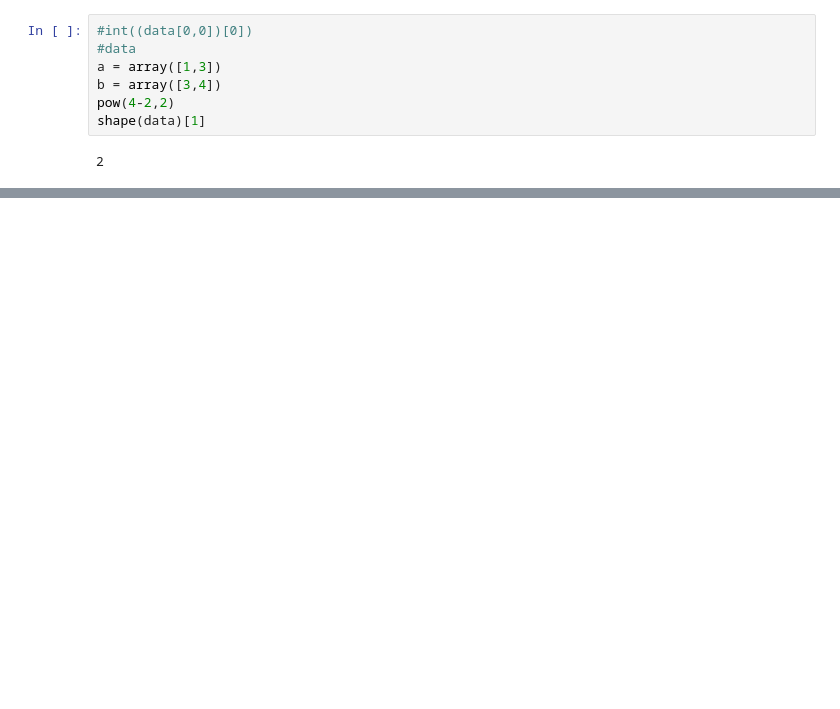
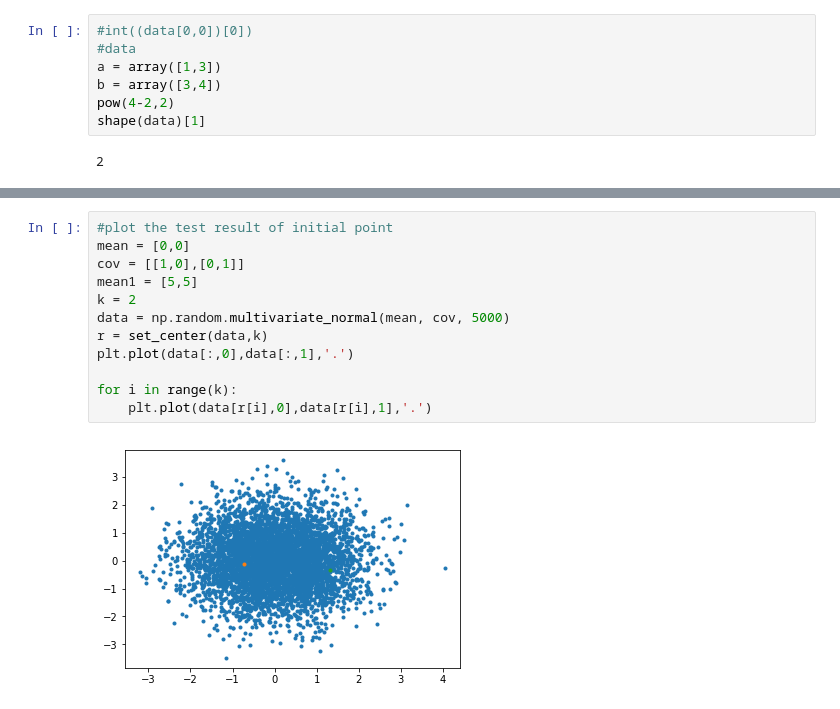
Before and after one commit to neu-hpc-spring2019/HPC-project, a Jupyter notebook: MPI_Kmeans.ipynb, the cells around one changed output, grey strips where cells are left out. Drawn from its saved outputs; the diff is of its cells as text; blank space fills up the shorter version.

```diff
--- a/MPI_Kmeans.ipynb
+++ b/MPI_Kmeans.ipynb
@@ -79,0 +158,14 @@ array([[6.97688472, 6.77906377, 8.20422106, 7.77797609, 3.44502591,
+# %%
+#plot the test result of initial point
+mean = [0,0]
+cov = [[1,0],[0,1]]
+mean1 = [5,5]
+k = 2
+data = np.random.multivariate_normal(mean, cov, 5000)
+r = set_center(data,k)
+plt.plot(data[:,0],data[:,1],'.')
+
+for i in range(k):
+    plt.plot(data[r[i],0],data[r[i],1],'.')
+# %% [output]
+[figure, added]
```
Also changed, not shown: parts of 6 cells of this notebook.
